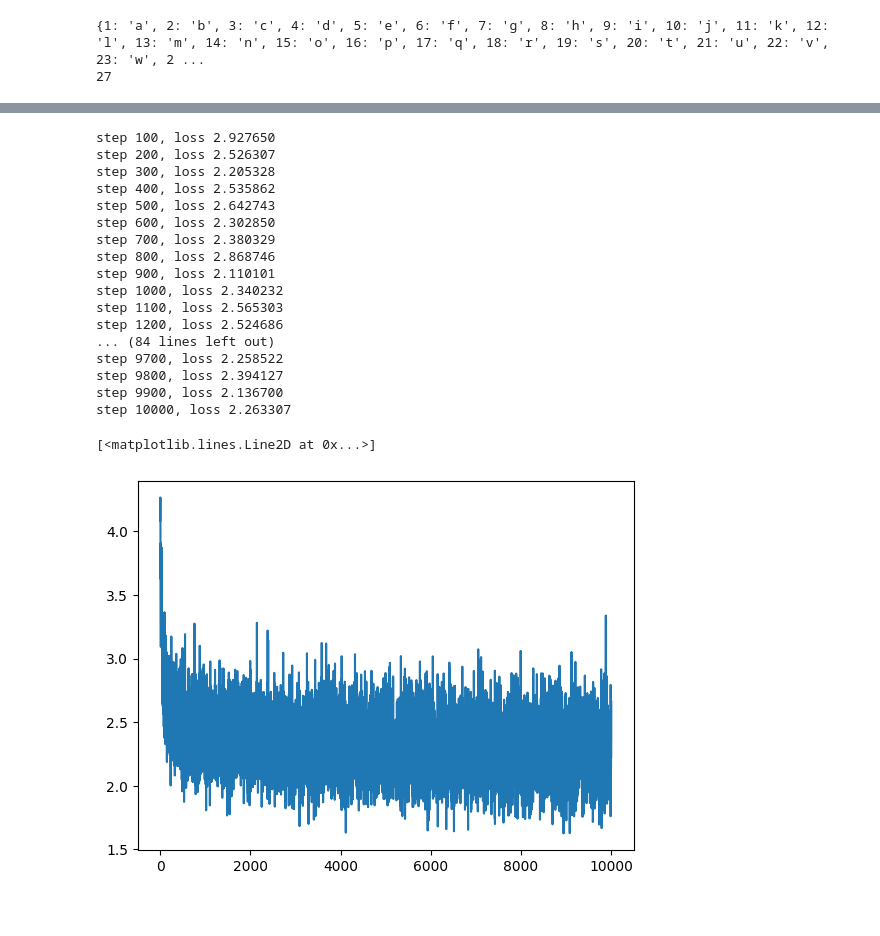
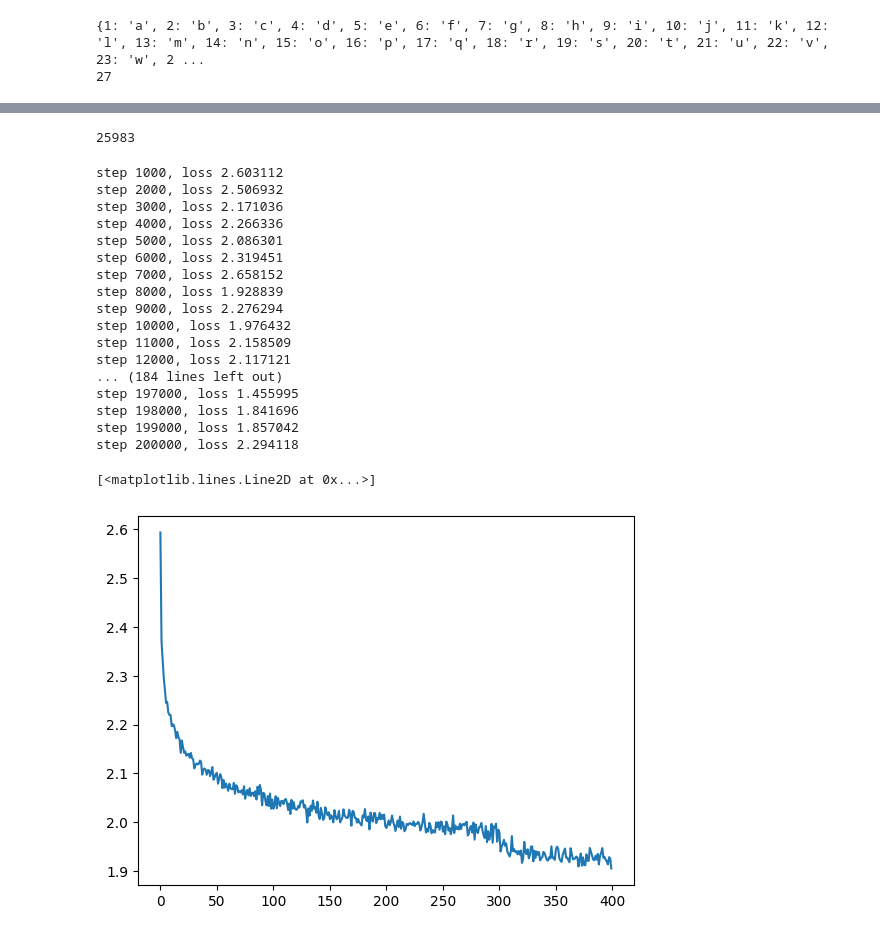
Before and after one commit to paramsingh/ml, a Jupyter notebook: makemore/makemore-lecture-5-wavenet.ipynb, the cells around one changed output, grey strips where cells are left out. Drawn from its saved outputs; the diff is of its cells as text; code cells hidden in the pictures.

```diff
--- a/makemore/makemore-lecture-5-wavenet.ipynb
+++ b/makemore/makemore-lecture-5-wavenet.ipynb
@@ -139,26 +147,34 @@ class Sequential:
     def __init__(self, layers):
         self.layers = layers
 
-    def __call__(self, x):
-        for layer in self.layers:
+    def __call__(self, x: torch.Tensor):
+        for i, layer in enumerate(self.layers):
             x = layer(x)
+            if torch.isnan(x).any():
+                print(f"after layer {i}", layer.__class__.__name__, x)
 
         self.out = x
-        return x
+        return self.out
 
-    def parameters(self):
+    def parameters(self) -> List[torch.Tensor]:
         return [p for l in self.layers for p in l.parameters()]
 # %%
-EMBEDDING_SIZE = 20
+EMBEDDING_SIZE = 32
 model = Sequential([
-    Embedding(ALPHABET_SIZE, EMBEDDING_SIZE), Flatten(BLOCK_SIZE * EMBEDDING_SIZE),
-    Linear(BLOCK_SIZE*EMBEDDING_SIZE, HIDDEN_SIZE, bias=False), BatchNorm1D(HIDDEN_SIZE), Tanh(),
+    Embedding(ALPHABET_SIZE, EMBEDDING_SIZE), Flatten(2),
+    Linear(2 * EMBEDDING_SIZE, HIDDEN_SIZE, bias=False), BatchNorm1D(HIDDEN_SIZE), Tanh(), Flatten(2),
+    Linear(2 * HIDDEN_SIZE, HIDDEN_SIZE, bias=False), BatchNorm1D(HIDDEN_SIZE), Tanh(), Flatten(2),
+    Linear(2 * HIDDEN_SIZE, HIDDEN_SIZE, bias=False), BatchNorm1D(HIDDEN_SIZE), Tanh(),
     Linear(HIDDEN_SIZE, ALPHABET_SIZE),
 ])
+print(sum(p.nelement() for p in model.parameters()))
 for param in model.parameters():
     param.requires_grad = True
+# %% [output]
+25983
 # %%
 def step(X, Y, step_count):
+
     batch_size = 32
     idxs = torch.randint(0, X.shape[0], (batch_size,))
     X_batch = X[idxs]
@@ -172,44 +188,45 @@ def step(X, Y, step_count):
 
     loss.backward()
 
-    learning_rate = 0.1 if step_count < 100_000 else 0.01
+    learning_rate = 0.1 if step_count < 150_000 else 0.01
     for param in model.parameters():
         param.data += -learning_rate * param.grad
 
-    return loss.item()
+    return loss
 # %%
 stepi = []
 lossi = []
 # %%
-for i in range(10_000):
+for i in range(200_000):
     stepi.append(len(stepi) + 1)
     loss = step(Xtr, Ytr, stepi[-1])
-    if stepi[-1] % 100 == 0:
-        print("step %d, loss %f" % (stepi[-1], loss))
-    lossi.append(loss)
+
+    if stepi[-1] % 1000 == 0:
+        print("step %d, loss %f" % (stepi[-1], loss.item()))
+    lossi.append(loss.item())
 # %% [output]
-step 100, loss 2.927650
-step 200, loss 2.526307
-step 300, loss 2.205328
-step 400, loss 2.535862
-step 500, loss 2.642743
-step 600, loss 2.302850
-step 700, loss 2.380329
-step 800, loss 2.868746
-step 900, loss 2.110101
-step 1000, loss 2.340232
-step 1100, loss 2.565303
-step 1200, loss 2.524686
-... (84 lines left out)
-step 9700, loss 2.258522
-step 9800, loss 2.394127
-step 9900, loss 2.136700
-step 10000, loss 2.263307
+step 1000, loss 2.603112
+step 2000, loss 2.506932
+step 3000, loss 2.171036
+step 4000, loss 2.266336
+step 5000, loss 2.086301
+step 6000, loss 2.319451
+step 7000, loss 2.658152
+step 8000, loss 1.928839
+step 9000, loss 2.276294
+step 10000, loss 1.976432
+step 11000, loss 2.158509
+step 12000, loss 2.117121
+... (184 lines left out)
+step 197000, loss 1.455995
+step 198000, loss 1.841696
+step 199000, loss 1.857042
+step 200000, loss 2.294118
-# %%
-plt.plot(stepi, lossi)
-# %% [output]
-[<matplotlib.lines.Line2D at 0x...>]
-[figure, removed]
+# %%
+plt.plot(torch.tensor(lossi).view(-1, 500).mean(1))
+# %% [output]
+[<matplotlib.lines.Line2D at 0x...>]
+[figure, added]
 # %%
 # turn training off for BatchNorm layers before inference / loss calculation
 for layer in model.layers:
```
Also changed, not shown: parts of 9 cells of this notebook.
